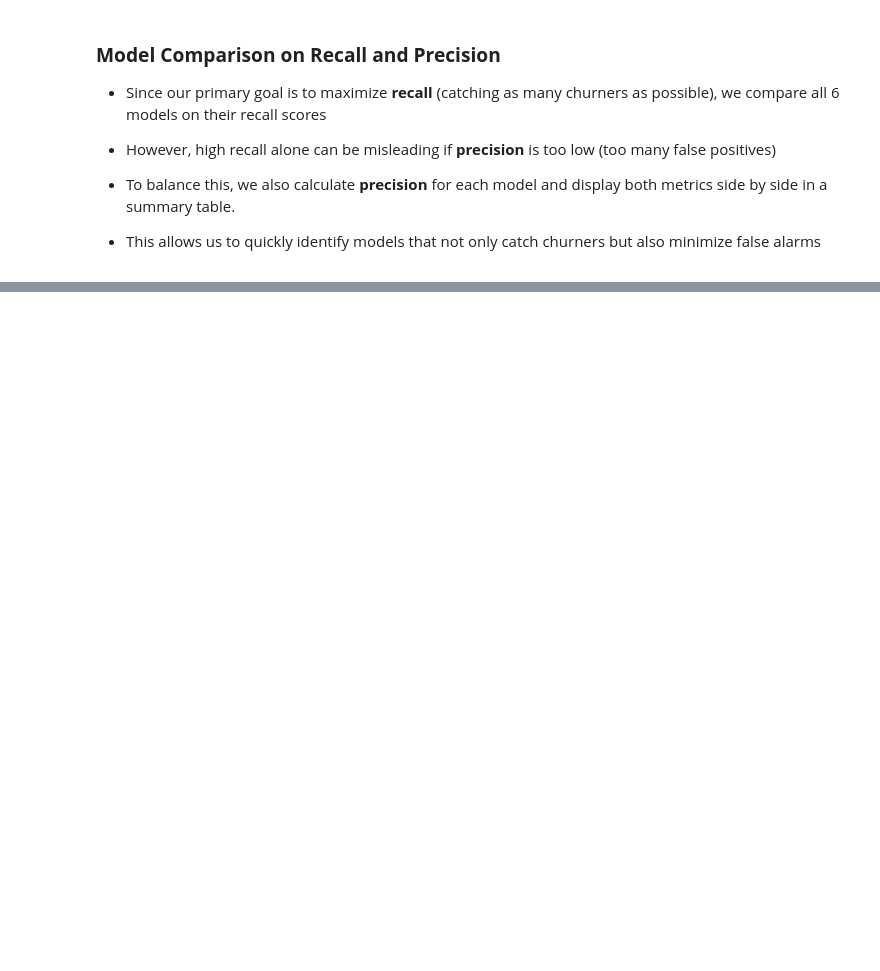
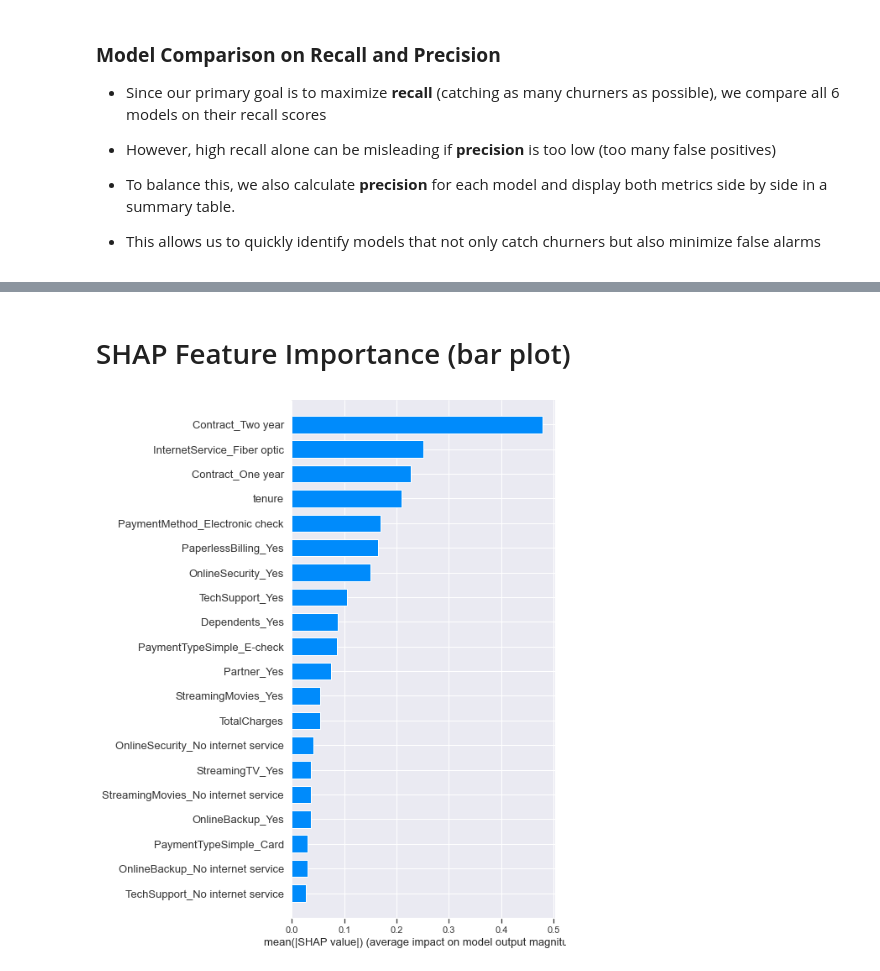
Before and after one commit to Harriet-ngomo/FUTURE_ML_02, a Jupyter notebook: index.ipynb, the cells around one changed output, grey strips where cells are left out. Saved outputs shown, nothing was run; the diff lists cells and outputs as text; code cells hidden in the pictures; blank space fills up the shorter version.

```diff
--- a/index.ipynb
+++ b/index.ipynb
@@ -1658,0 +1778,11 @@ Bar plot → global importance (mean absolute SHAP values).
+# %% [markdown]
+# SHAP Feature Importance (bar plot)
+# %%
+
+shap.summary_plot(
+    shap_values,
+    X_test_transformed,
+    feature_names=feature_names,
+    plot_type="bar")
+# %% [output]
+[figure, added]
```
Also changed, not shown: parts of 32 cells of this notebook, 4 other files.
